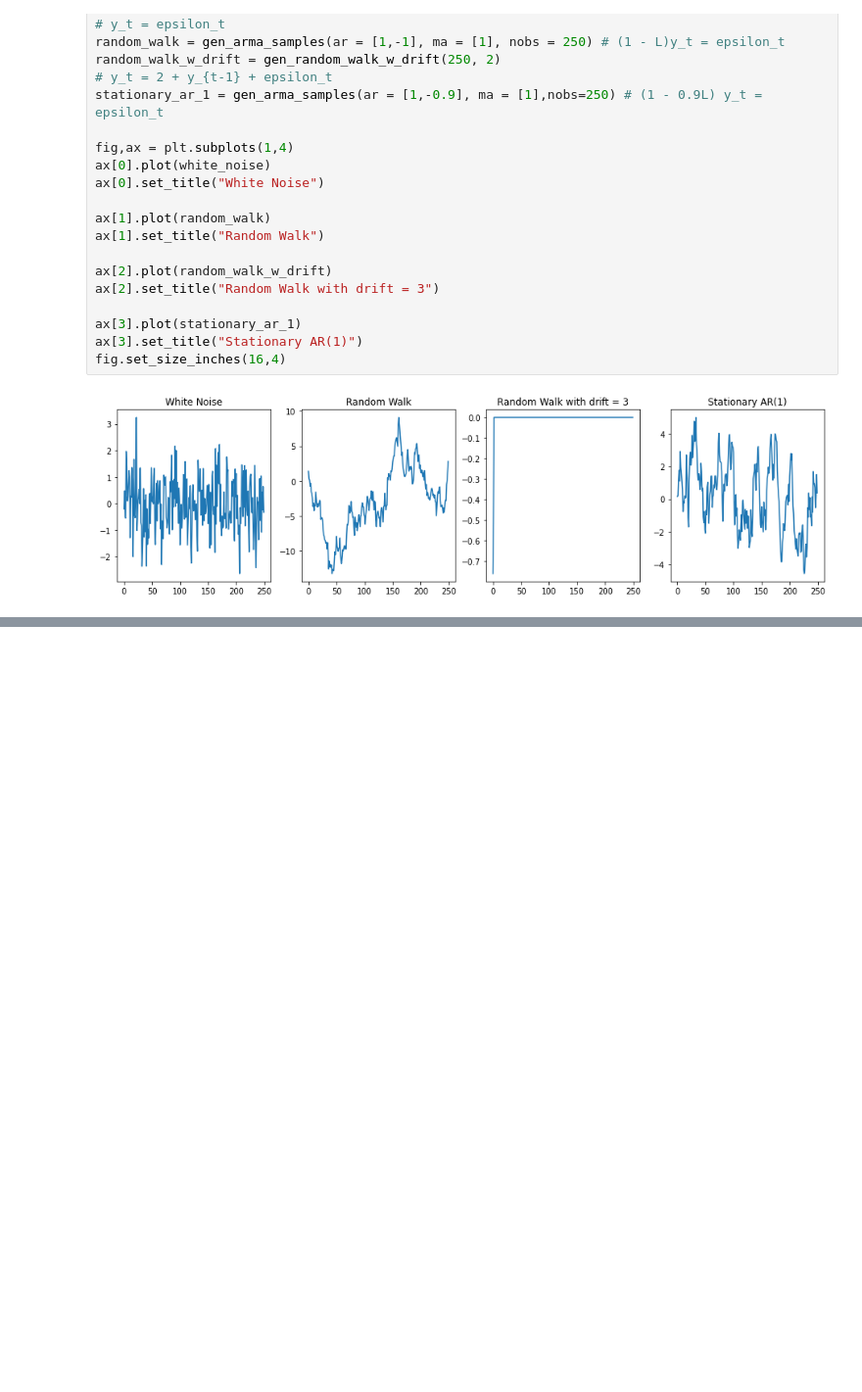
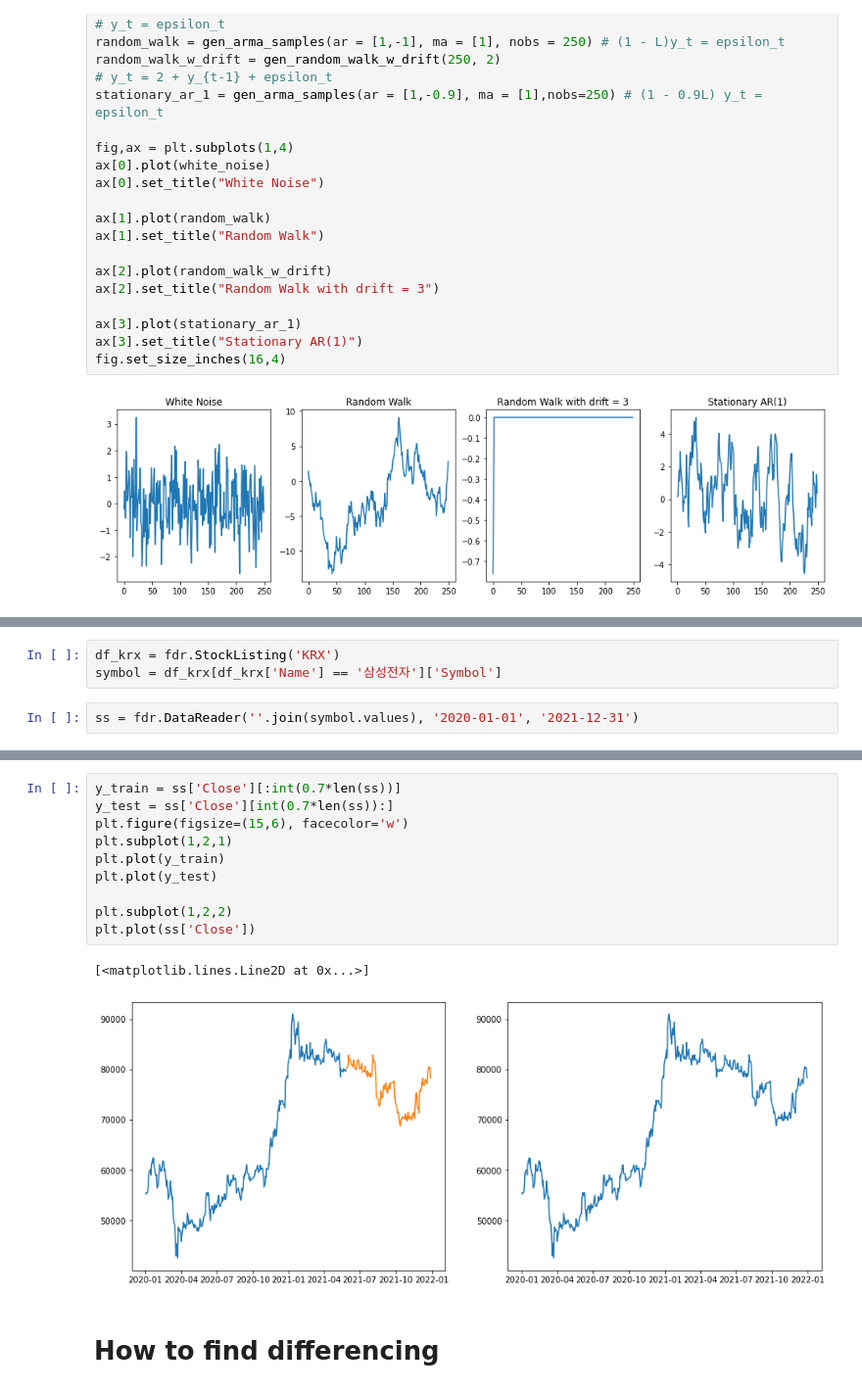
Before and after one commit to aprogod/learning, a Jupyter notebook: 22.04.18_time_series_data.ipynb, the cells around one changed output, grey strips where cells are left out. Shown at 98% size. Drawn from its saved outputs; the diff is of its cells as text; blank space fills up the shorter version.

Commit message:
Series_Data

```diff
--- a/22.04.18_time_series_data.ipynb
+++ b/22.04.18_time_series_data.ipynb
@@ -556,0 +568,5 @@ plt.plot(model_fit_ARIMA.predict())
+# %%
+df_krx = fdr.StockListing('KRX')
+symbol = df_krx[df_krx['Name'] == '삼성전자']['Symbol']
+# %%
+ss = fdr.DataReader(''.join(symbol.values), '2020-01-01', '2021-12-31')
@@ -556,0 +608,15 @@ plt.plot(model_fit_ARIMA.predict())
+# %%
+y_train = ss['Close'][:int(0.7*len(ss))]
+y_test = ss['Close'][int(0.7*len(ss)):]
+plt.figure(figsize=(15,6), facecolor='w')
+plt.subplot(1,2,1)
+plt.plot(y_train)
+plt.plot(y_test)
+
+plt.subplot(1,2,2)
+plt.plot(ss['Close'])
+# %% [output]
+[<matplotlib.lines.Line2D at 0x...>]
+[figure, added]
+# %% [markdown]
+# How to find differencing
```
Also changed, not shown: parts of 21 cells of this notebook, 2 other files.
